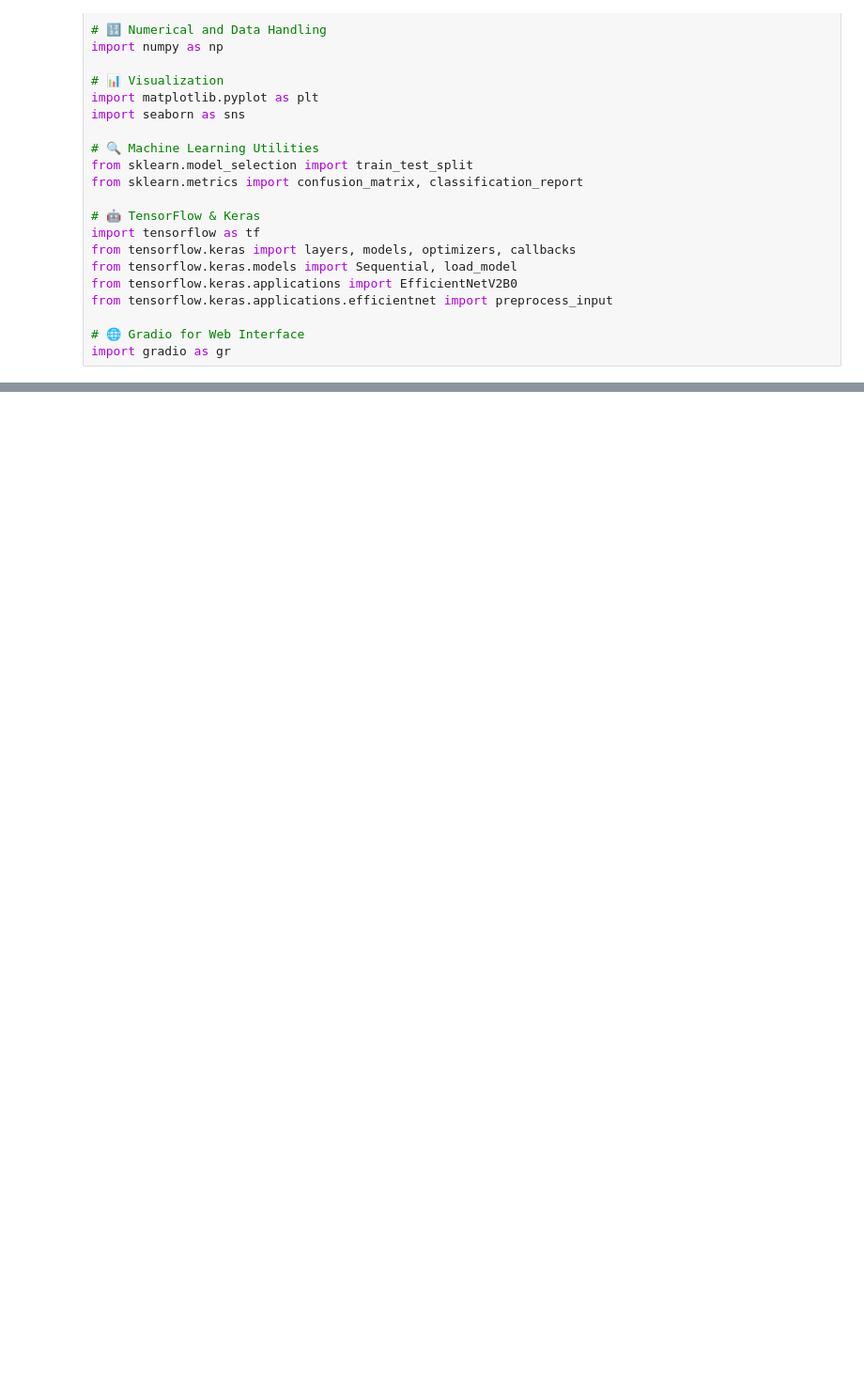
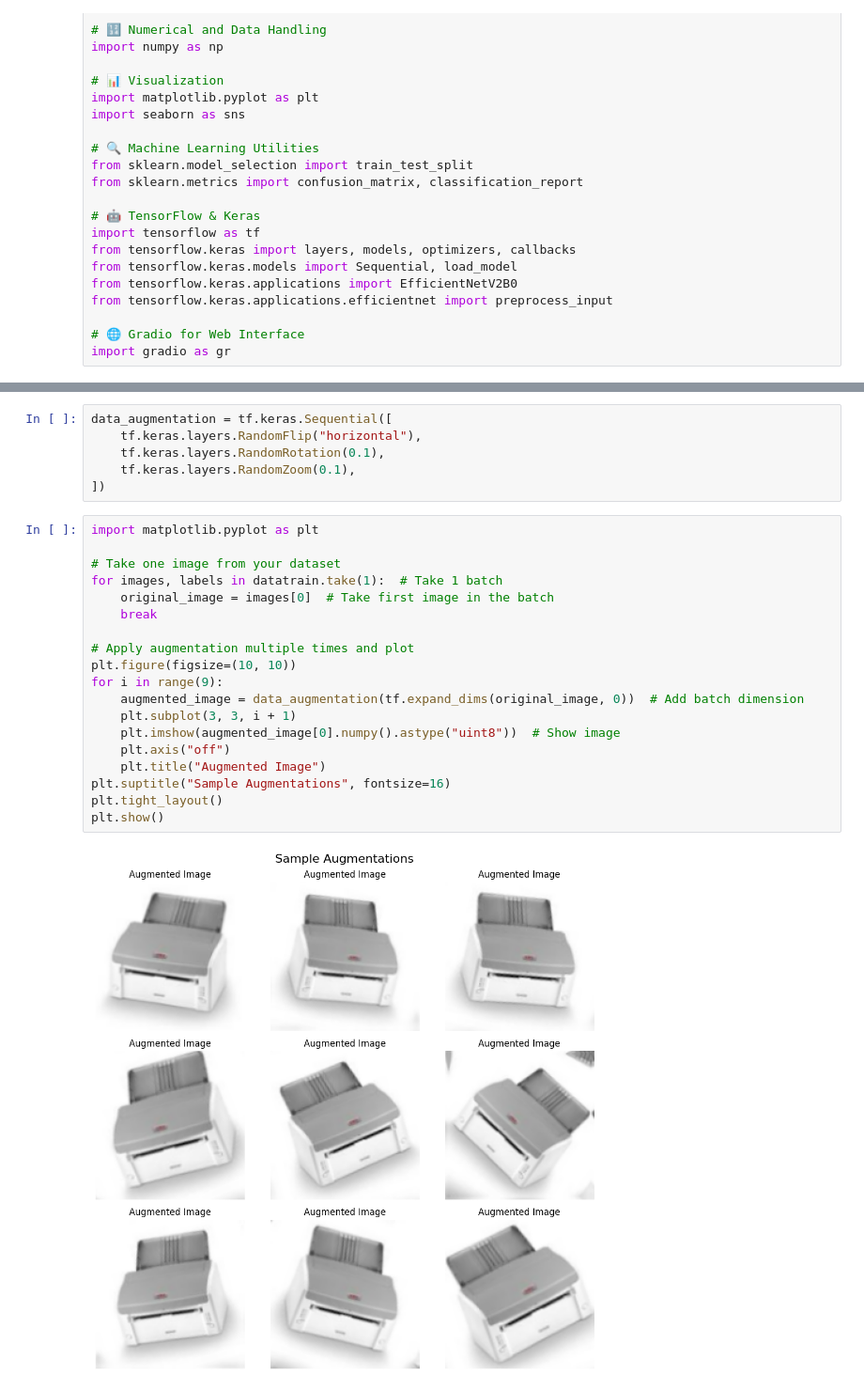
Before and after one commit to abiramimariappan7/week-1-e-waste, a Jupyter notebook: ewaste.ipynb, the cells around one changed output, grey strips where cells are left out. Shown at 94% size. Drawn from its saved outputs; the diff is of its cells as text; blank space fills up the shorter version.

```diff
--- a/ewaste.ipynb
+++ b/ewaste.ipynb
@@ -62,0 +140,27 @@ ls: cannot access '/content/drive/MyDrive/ewaste/modified-dataset': No such file
+# %%
+data_augmentation = tf.keras.Sequential([
+    tf.keras.layers.RandomFlip("horizontal"),
+    tf.keras.layers.RandomRotation(0.1),
+    tf.keras.layers.RandomZoom(0.1),
+])
+# %%
+import matplotlib.pyplot as plt
+
+# Take one image from your dataset
+for images, labels in datatrain.take(1):  # Take 1 batch
+    original_image = images[0]  # Take first image in the batch
+    break
+
+# Apply augmentation multiple times and plot
+plt.figure(figsize=(10, 10))
+for i in range(9):
+    augmented_image = data_augmentation(tf.expand_dims(original_image, 0))  # Add batch dimension
+    plt.subplot(3, 3, i + 1)
+    plt.imshow(augmented_image[0].numpy().astype("uint8"))  # Show image
+    plt.axis("off")
+    plt.title("Augmented Image")
+plt.suptitle("Sample Augmentations", fontsize=16)
+plt.tight_layout()
+plt.show()
+# %% [output]
+[figure, added]
```
Also changed, not shown: parts of 25 cells of this notebook.
